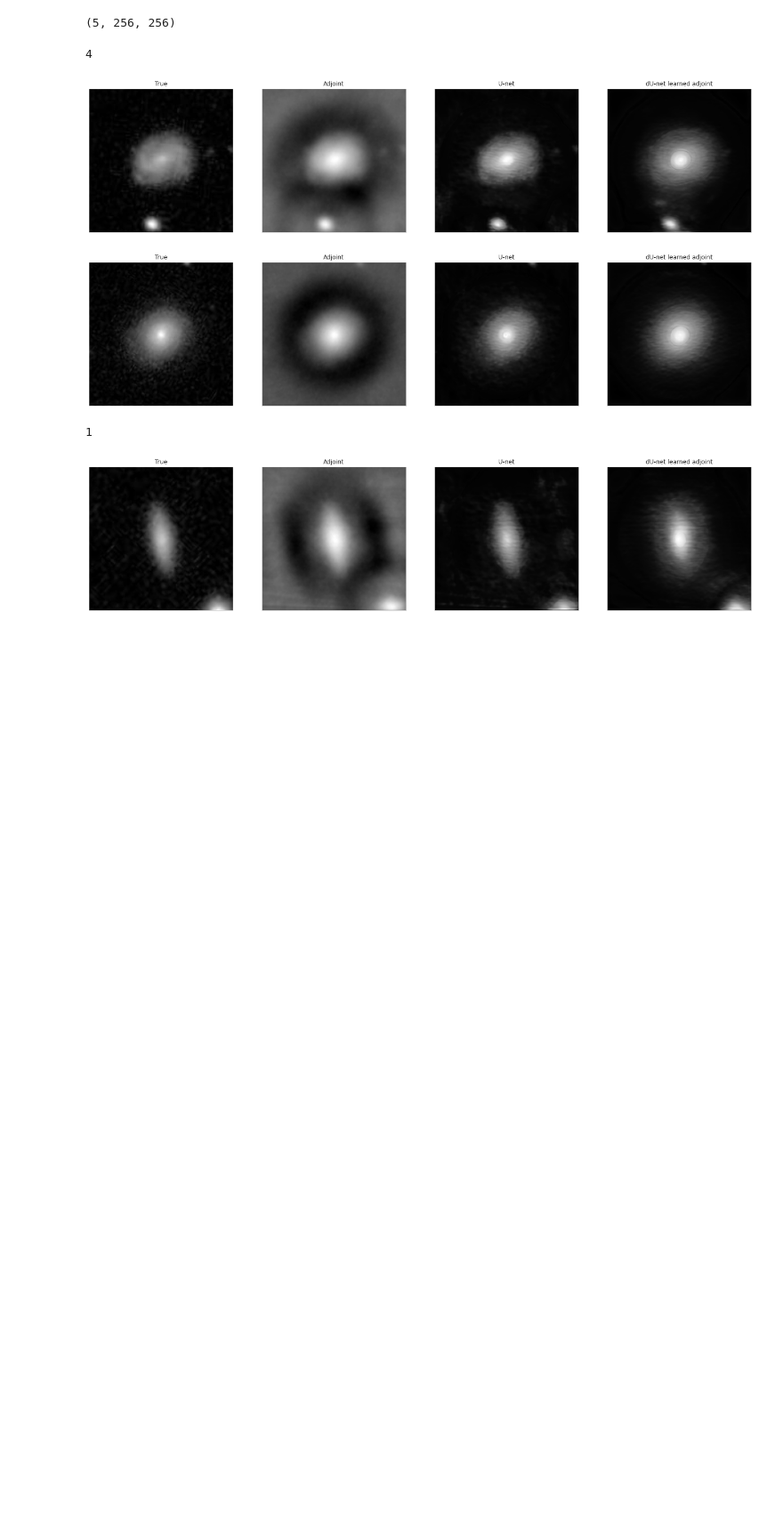
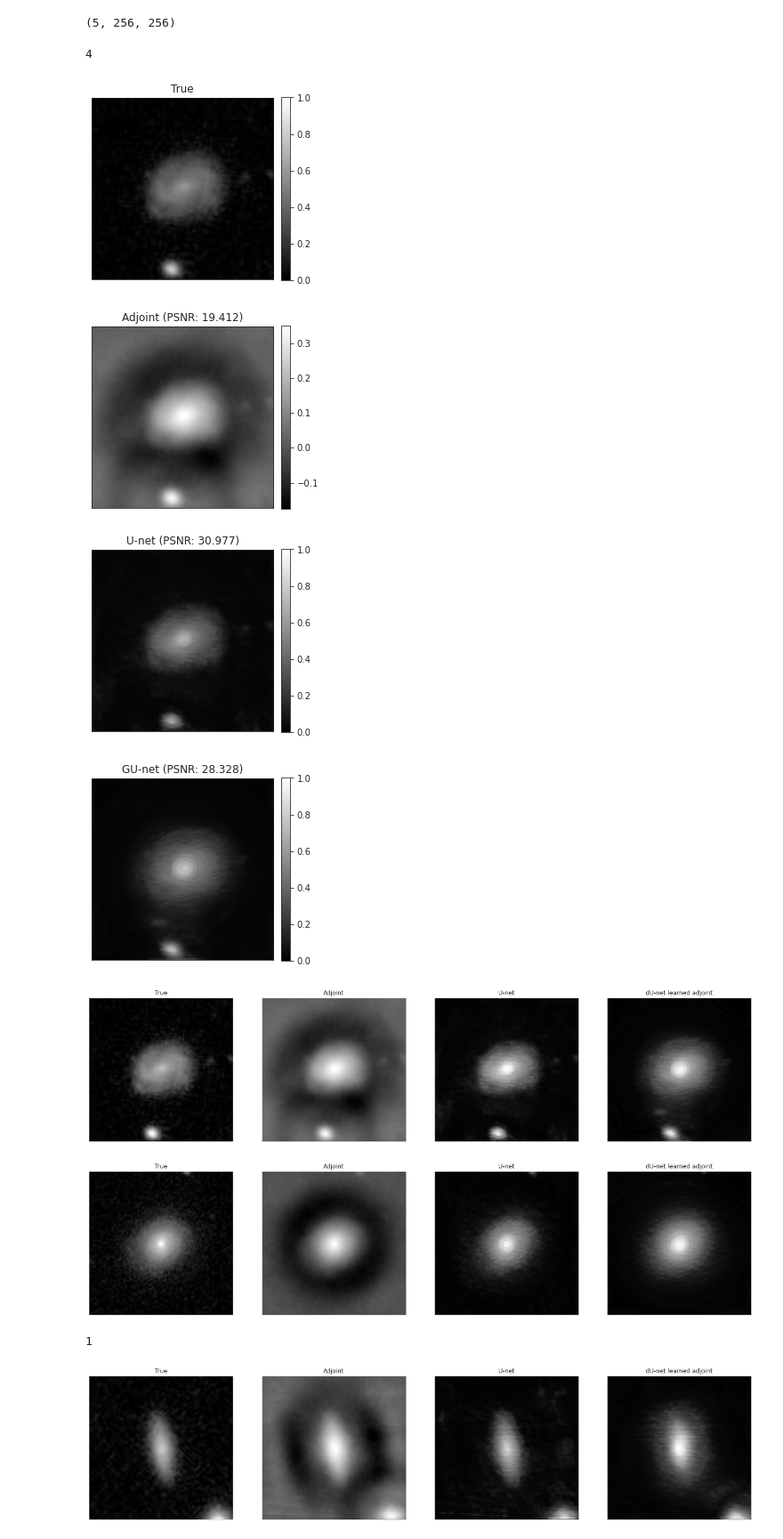
Before and after one commit to astro-informatics/LeIA, a Jupyter notebook: notebooks/visualise_results-GZOO.ipynb, the cells around one changed output. Shown at 89% size. Saved outputs shown, nothing was run; the diff lists cells and outputs as text; code cells hidden in the pictures; blank space fills up the shorter version.

```diff
--- a/notebooks/visualise_results-GZOO.ipynb
+++ b/notebooks/visualise_results-GZOO.ipynb
@@ -71,6 +91,8 @@ train_titles = []
 test_titles = []
 
 for name, mode, im in examples:
+    if name == "dU-net learned adjoint":
+        name = "GU-net"
     if mode == "Train":
         train_ims.append(im)
         train_titles.append(name)
@@ -85,6 +107,33 @@ train_ims[0].shape
 len(train_ims)
 # %% [output]
 4
+# %%
+i=0
+
+sns.set_style("white")
+ims = [ims[i] for ims in train_ims]
+for idx, im in enumerate(ims):
+    plt.figure(figsize=(4,4))
+    if idx != 1:
+        plt.imshow(im, cmap='gray', vmin=0, vmax=1)
+    else:
+        plt.imshow(im, cmap='gray')
+
+    title = train_titles[idx]
+    if idx != 0:
+        title += f" (PSNR: {peak_signal_noise_ratio(ims[0], im):.3f})"
+    plt.title(title)
+    plt.colorbar(fraction=0.046, pad=0.04)
+    plt.xticks([])
+    plt.yticks([])
+#     plt.tight_layout()
+    plt.savefig(f"./plots/GZOO_{train_titles[idx]}.png")
+    plt.show()
+# %% [output]
+[figure, added]
+[figure, added]
+[figure, added]
+[figure, added]
 # %%
 i=0
 compare([ims[i] for ims in train_ims], ncols=3, nrows=1, titles=train_titles, same_scale=False)
```
Also changed, not shown: parts of 4 cells of this notebook, 13 other files.
